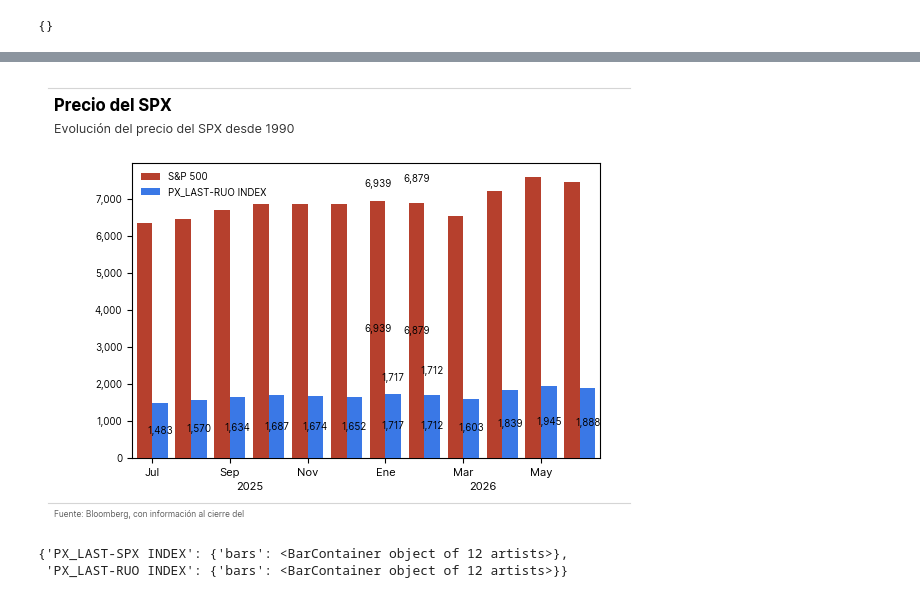
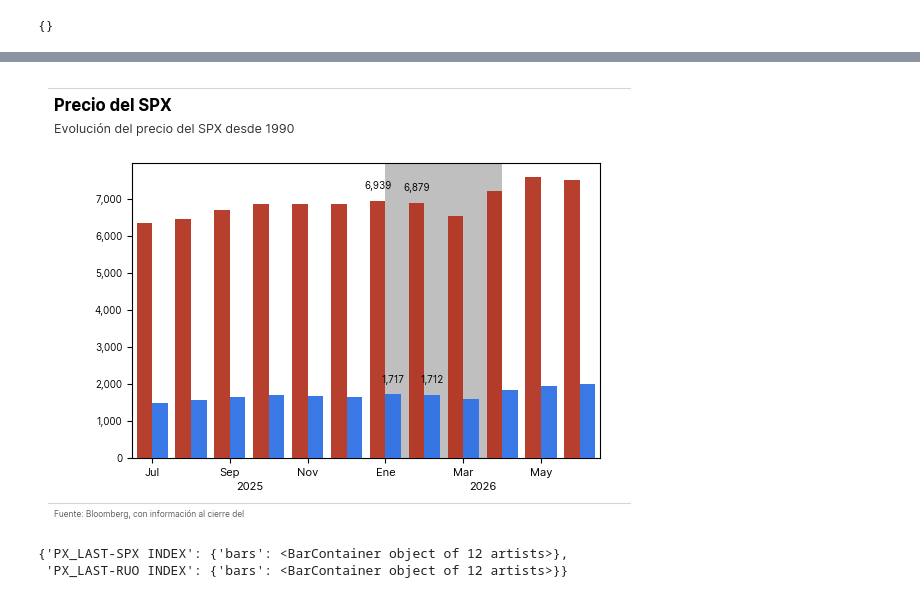
Before and after one commit to jc-ocampob/helpers_ps, a Jupyter notebook: Pruebas.ipynb, the cells around one changed output, grey strips where cells are left out. Cells and saved outputs as stored; diff of their text form; code cells hidden in the pictures.

```diff
--- a/Pruebas.ipynb
+++ b/Pruebas.ipynb
@@ -89,3 +51,7 @@ data_indices_i
+# %%
+hp.set_graph_theme(
+    locale_name="Spanish_Peru.1252"
+)
 # %%
 graficos_lamina1 = {}
 # %%
@@ -165,60 +152,51 @@ data_indices_j
 # %%
-graph = Graph_mtplt(dataframe = data_indices_j)
+graph = hp.Graph(dataframe = data_indices_j)
 graph.graph_bar(
     tickers = "all",
     labels = ["S&P 500"],
     titles=dict(
         title="Precio del SPX",
         subtitle="Evolución del precio del SPX desde 1990"
     ),
-    source = [f"Fuente: Bloomberg, con información al cierre del"],
-    colors = PALETA_COLORES[3],
+    source = dict(
+        text=[f"Fuente: Bloomberg, con información al cierre del"]
+    ),
+    colors = hp.PALETA_COLORES[3],
     bar_mode = "time",
     stacked = False,
     grouped=True,
     bar_labels={
         "1": dict(
             ticker="PX_LAST-SPX INDEX",
             x_values = ["2026-02-28", "2026-01-31"],
             template = "{y_value:,.0f}",
-            bg_color="None",
-            ubic_etq=(0,7)
+            tag=dict(
+                bg_color="None",
+                ubic_etq=(0,7)
+            )
+
         ),
         "2": dict(
             ticker="PX_LAST-RUO INDEX",
             x_values = ["2026-02-28", "2026-01-31"],
             template = "{y_value:,.0f}",
-            bg_color="None",
-            ubic_etq=(0,7)
-        ),
-    },
-    bar_tags={
-        "1": dict(
-            ticker="PX_LAST-SPX INDEX",
-            x_values = ["2026-02-28", "2026-01-31"],
-            template = "{y_value:,.0f}",
-            bg_color="None",
-            ubic_etq=(0,0)
-        ),
-        "2": dict(
-            ticker="PX_LAST-RUO INDEX",
-            x_values = "all",
-            template = "{y_value:,.0f}",
-            bg_color="None",
-            ubic_etq=(0,0)
+            tag=dict(
+                bg_color="None",
+                ubic_etq=(0,7)
+            )
         ),
     },
     x_axis=dict(
         tick_step=2,
         fontsize=8,
         bbg_format=True,
         fmt="%Y-%m",
         ),
 )
-graph.shade_x_periods([("2026")])
+graph.shade_x([(pd.to_datetime("2026-01-01"), pd.to_datetime("2026-04-01"))], alpha=0.8)
 #graph.etiqueta_valor(x_value="2025-10-31", y_value=1000, label="hola")
 # %% [output]
-[figure, old version]
+[figure, new version]
 # %%
 graph._bars_data
 # %% [output]
```
Also changed, not shown: parts of 7 cells of this notebook, 24 other files.
